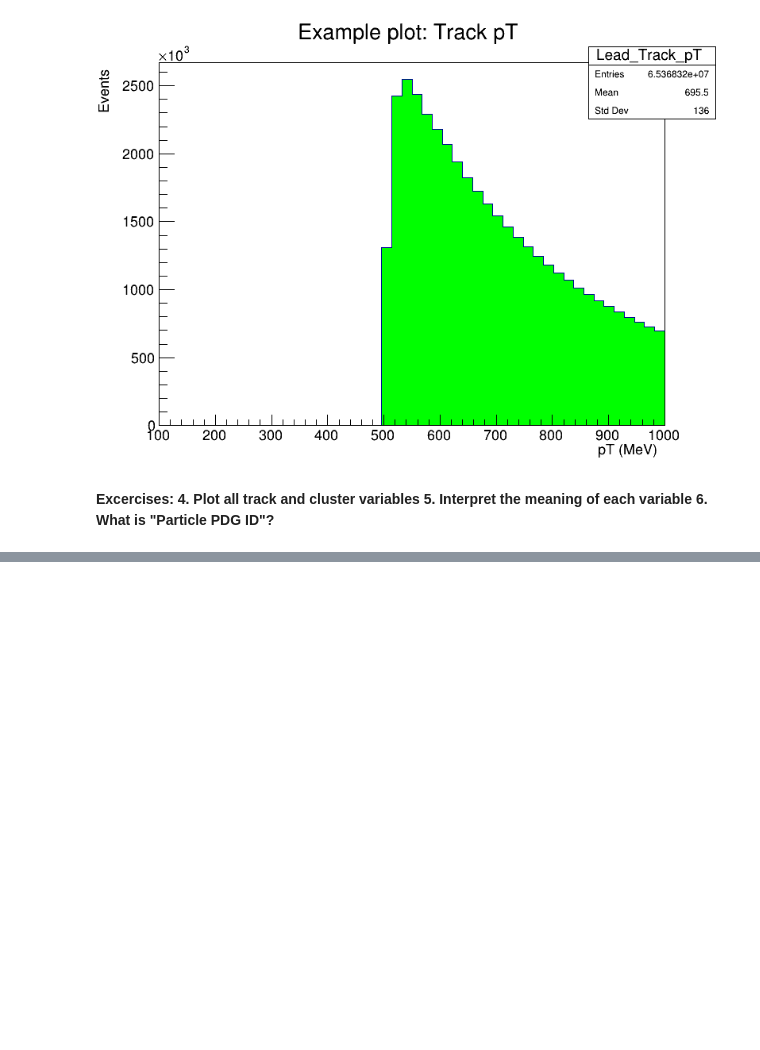
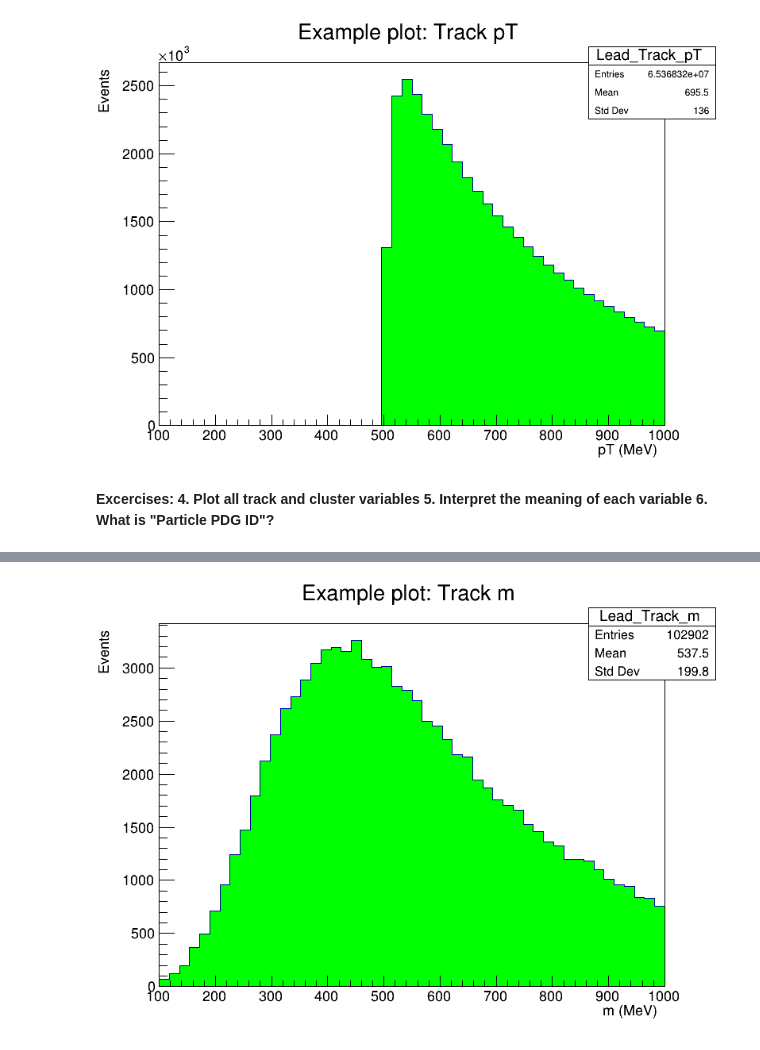
Before and after one commit to ljcaviedesb/TemasExperimental, a Jupyter notebook: Tracks_Clusters_cpp.ipynb, the cells around one changed output, grey strips where cells are left out. Saved outputs shown, nothing was run; the diff lists cells and outputs as text; code cells hidden in the pictures; blank space fills up the shorter version.

```diff
--- a/Tracks_Clusters_cpp.ipynb
+++ b/Tracks_Clusters_cpp.ipynb
@@ -335,0 +360,6 @@ std::cout << "Done!" << std::endl;
+# %%
+hist_track_m->SetFillColor(kGreen);
+hist_track_m->Draw();
+canvas->Draw();
+# %% [output]
+[figure, added]
```
Also changed, not shown: parts of 14 cells of this notebook.
